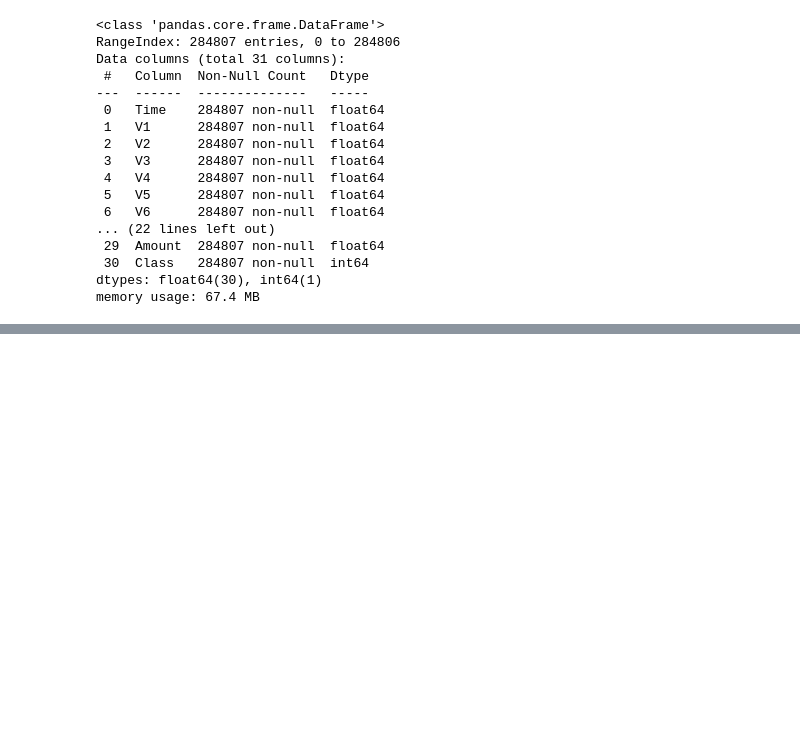
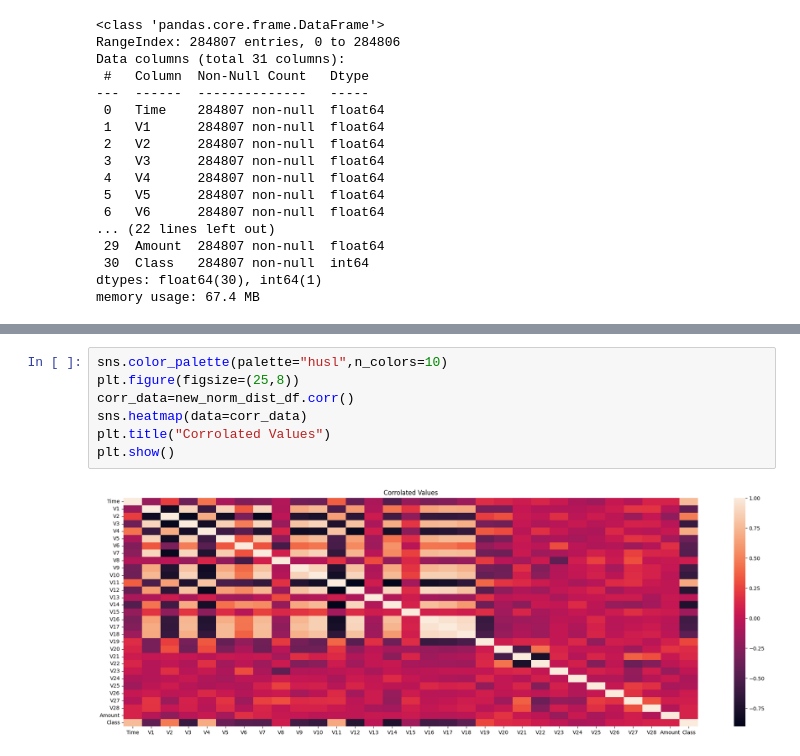
Before and after one commit to MoncefKa/kaggle-projects, a Jupyter notebook: frauddetection-eda.ipynb, the cells around one changed output, grey strips where cells are left out. Drawn from its saved outputs; the diff is of its cells as text; blank space fills up the shorter version.

```diff
--- a/frauddetection-eda.ipynb
+++ b/frauddetection-eda.ipynb
@@ -92,0 +109,9 @@ Data has 0 Missing Variables
+# %%
+sns.color_palette(palette="husl",n_colors=10)
+plt.figure(figsize=(25,8))
+corr_data=new_norm_dist_df.corr()
+sns.heatmap(data=corr_data)
+plt.title("Corrolated Values")
+plt.show()
+# %% [output]
+[figure, added]
```
Also changed, not shown: parts of 13 cells of this notebook.
